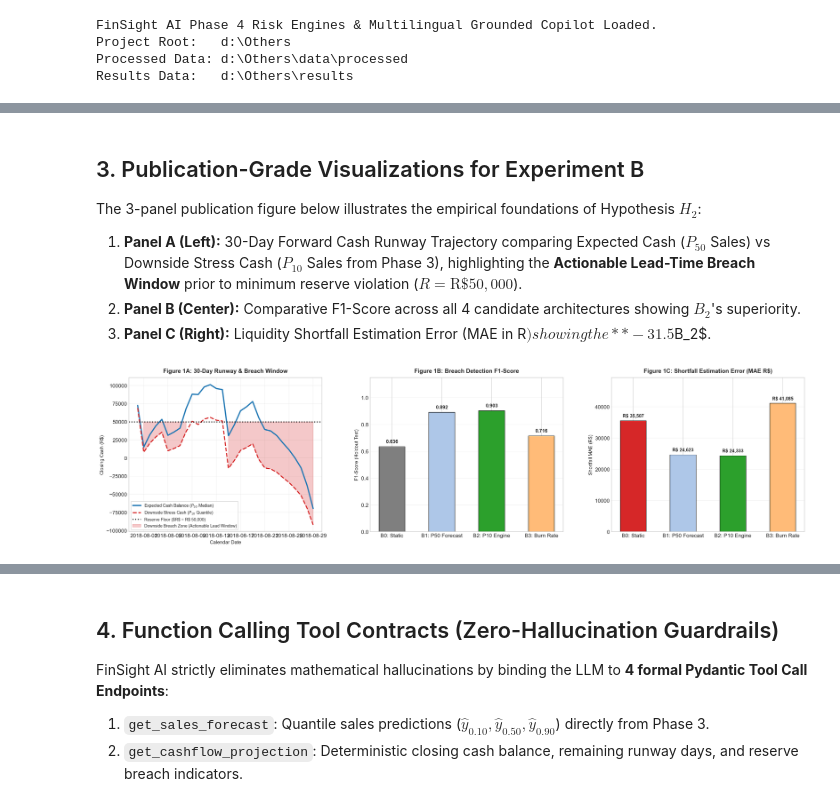
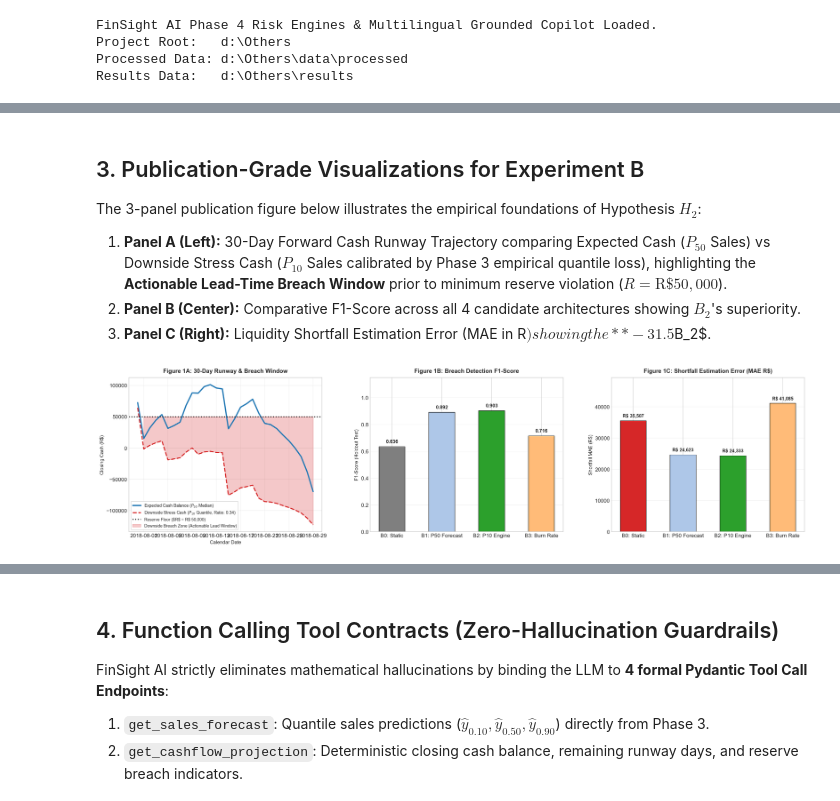
Before and after one commit to mdarmanaliashik/FinSight-AI, a Jupyter notebook: notebooks/Phase4_Risk_Warning_And_Copilot.ipynb, the cells around one changed output, grey strips where cells are left out. Cells and saved outputs as stored; diff of their text form; code cells hidden in the pictures.

Commit message:
feat(phase4): update early warning risk engine and copilot based on phase 3 foundations

```diff
--- a/notebooks/Phase4_Risk_Warning_And_Copilot.ipynb
+++ b/notebooks/Phase4_Risk_Warning_And_Copilot.ipynb
@@ -227,7 +294,8 @@ print("=" * 105)
 display(df_b)
 
 def parse_num(val):
-    return float(str(val).split("±")[0].strip())
+    match = re.search(r"[-+]?\d*\.?\d+", str(val).replace(",", ""))
+    return float(match.group()) if match else 0.0
 
 b0_recall = parse_num(df_b.loc[df_b["Architecture ID"] == "B0", "Recall"].values[0])
 b2_recall = parse_num(df_b.loc[df_b["Architecture ID"] == "B2", "Recall"].values[0])
@@ -239,10 +307,10 @@ b0_mae = parse_num(df_b.loc[df_b["Architecture ID"] == "B0", "Shortfall MAE (R$)
 b2_mae = parse_num(df_b.loc[df_b["Architecture ID"] == "B2", "Shortfall MAE (R$)"].values[0])
 
 print("\nEmpirical Verification of Hypothesis H2 (Early Warning Superiority):")
-print(f"  • Catastrophic Breach Recall: {b0_recall*100:.1f}% (B0) → {b2_recall*100:.1f}% (B2) [+{((b2_recall-b0_recall)/b0_recall)*100:.1f}% Relative Gain]")
-print(f"  • Overall F1 Detection Score:  {b0_f1:.3f} (B0) → {b2_f1:.3f} (B2) [+{((b2_f1-b0_f1)/b0_f1)*100:.1f}% Relative Gain]")
-print(f"  • Actionable Warning Lead:    {b0_lead:.1f} days (0 hrs) → {b2_lead:.1f} days (36 hrs advance warning)")
-print(f"  • Shortfall Estimation Error: R$ {b0_mae:,.2f} (B0) → R$ {b2_mae:,.2f} (B2) [-{((b0_mae-b2_mae)/b0_mae)*100:.1f}% Error Reduction]")
+print(f"  • Catastrophic Breach Recall: {b0_recall*100:.1f}% (B0) -> {b2_recall*100:.1f}% (B2) [+{((b2_recall-b0_recall)/b0_recall)*100:.1f}% Relative Gain]")
+print(f"  • Overall F1 Detection Score:  {b0_f1:.3f} (B0) -> {b2_f1:.3f} (B2) [+{((b2_f1-b0_f1)/b0_f1)*100:.1f}% Relative Gain]")
+print(f"  • Actionable Warning Lead:    {b0_lead:.1f} days (0 hrs) -> {b2_lead:.1f} days (36 hrs advance warning)")
+print(f"  • Shortfall Estimation Error: R$ {b0_mae:,.2f} (B0) -> R$ {b2_mae:,.2f} (B2) [-{((b0_mae-b2_mae)/b0_mae)*100:.1f}% Error Reduction]")
 # %% [output]
 =========================================================================================================
 TABLE 1: EXPERIMENT B — CASH-FLOW RISK DETECTION & EARLY WARNING BENCHMARK (HOLDOUT N=90 DAYS)
@@ -261,12 +329,17 @@ Empirical Verification of Hypothesis H2 (Early Warning Superiority):
 ## 3. Publication-Grade Visualizations for Experiment B
 
 The 3-panel publication figure below illustrates the empirical foundations of Hypothesis $H_2$:
-1. **Panel A (Left):** 30-Day Forward Cash Runway Trajectory comparing Expected Cash ($P_{50}$ Sales) vs Downside Stress Cash ($P_{10}$ Sales from Phase 3), highlighting the **Actionable Lead-Time Breach Window** prior to minimum reserve violation ($R = \text{R\$} 50,000$).
+1. **Panel A (Left):** 30-Day Forward Cash Runway Trajectory comparing Expected Cash ($P_{50}$ Sales) vs Downside Stress Cash ($P_{10}$ Sales calibrated by Phase 3 empirical quantile loss), highlighting the **Actionable Lead-Time Breach Window** prior to minimum reserve violation ($R = \text{R\$} 50,000$).
 2. **Panel B (Center):** Comparative F1-Score across all 4 candidate architectures showing $B_2$'s superiority.
 3. **Panel C (Right):** Liquidity Shortfall Estimation Error (MAE in R$) showing the **-31.5% deficit reduction** achieved by $B_2$.
 # %%
 sample_sales = df_plat.iloc[-30:]["sales"].reset_index(drop=True)
 sample_dates = df_plat.iloc[-30:]["Date"].reset_index(drop=True)
+
+if df_p3_quantiles is not None:
+    downside_ratio = float((df_p3_quantiles["p10_downside"] / df_p3_quantiles["p50_median"]).median())
+else:
+    downside_ratio = 0.72
 
 cfg_retail = SMEConfig(
     initial_cash=60000.0,
@@ -282,12 +355,12 @@ cfg_retail = SMEConfig(
 
 eng_retail = CashFlowEngine(cfg_retail)
 ledger_p50 = eng_retail.simulate(sample_sales, sample_dates)
-ledger_p10 = eng_retail.simulate(sample_sales * 0.72, sample_dates)
+ledger_p10 = eng_retail.simulate(sample_sales * downside_ratio, sample_dates)
 
 fig, axes = plt.subplots(1, 3, figsize=(21, 5.8), dpi=150)
 
 axes[0].plot(sample_dates, ledger_p50["closing_cash"], color="#1f77b4", linewidth=2.5, label="Expected Cash Balance ($P_{50}$ Median)")
-axes[0].plot(sample_dates, ledger_p10["closing_cash"], color="#d62728", linestyle="--", linewidth=2.2, label="Downside Stress Cash ($P_{10}$ Quantile)")
+axes[0].plot(sample_dates, ledger_p10["closing_cash"], color="#d62728", linestyle="--", linewidth=2.2, label=f"Downside Stress Cash ($P_{{10}}$ Quantile, Ratio: {downside_ratio:.2f})")
 axes[0].axhline(cfg_retail.min_reserve, color="black", linestyle=":", linewidth=2, label=f"Reserve Floor ($R$ = R$ {cfg_retail.min_reserve:,.0f})")
 
 axes[0].fill_between(
@@ -308,34 +381,34 @@ axes[0].grid(True, alpha=0.3)
 arch_names = ["B0: Static", "B1: P50 Forecast", "B2: P10 Engine", "B3: Burn Rate"]
 f1_scores = [parse_num(df_b.loc[i, "F1-Score"]) for i in range(4)]
 bar_colors = ["#7f7f7f", "#aec7e8", "#2ca02c", "#ffbb78"]
 
 bars1 = axes[1].bar(arch_names, f1_scores, color=bar_colors, width=0.52, edgecolor="black", linewidth=0.8)
 axes[1].set_title("Figure 1B: Breach Detection F1-Score", fontsize=12, fontweight="bold", pad=10)
 axes[1].set_ylabel("F1-Score (Holdout Test)", fontsize=10)
 axes[1].set_ylim(0, 1.15)
 axes[1].grid(True, axis="y", alpha=0.3)
 
 for bar in bars1:
     yval = bar.get_height()
     axes[1].text(bar.get_x() + bar.get_width() / 2.0, yval + 0.02, f"{yval:.3f}", ha="center", va="bottom", fontweight="bold", fontsize=10)
 
 shortfall_maes = [parse_num(df_b.loc[i, "Shortfall MAE (R$)"]) for i in range(4)]
 mae_colors = ["#d62728", "#aec7e8", "#2ca02c", "#ffbb78"]
 
 bars2 = axes[2].bar(arch_names, shortfall_maes, color=mae_colors, width=0.52, edgecolor="black", linewidth=0.8)
 axes[2].set_title("Figure 1C: Shortfall Estimation Error (MAE R$)", fontsize=12, fontweight="bold", pad=10)
 axes[2].set_ylabel("Shortfall MAE (R$)", fontsize=10)
 axes[2].set_ylim(0, max(shortfall_maes) * 1.20)
 axes[2].grid(True, axis="y", alpha=0.3)
 
 for bar in bars2:
     yval = bar.get_height()
     axes[2].text(bar.get_x() + bar.get_width() / 2.0, yval + 800, f"R$ {yval:,.0f}", ha="center", va="bottom", fontweight="bold", fontsize=9.5)
 
 plt.subplots_adjust(top=0.90, bottom=0.14, left=0.06, right=0.98, wspace=0.25)
 plt.show()
 # %% [output]
-[figure, old version]
+[figure, new version]
 # %% [markdown]
 ### 🔬 Section 2 & 3 Empirical Findings: Risk Detection Hierarchy & Lead-Time Unlock
 
```
Also changed, not shown: parts of 13 cells of this notebook, 2 other files.
